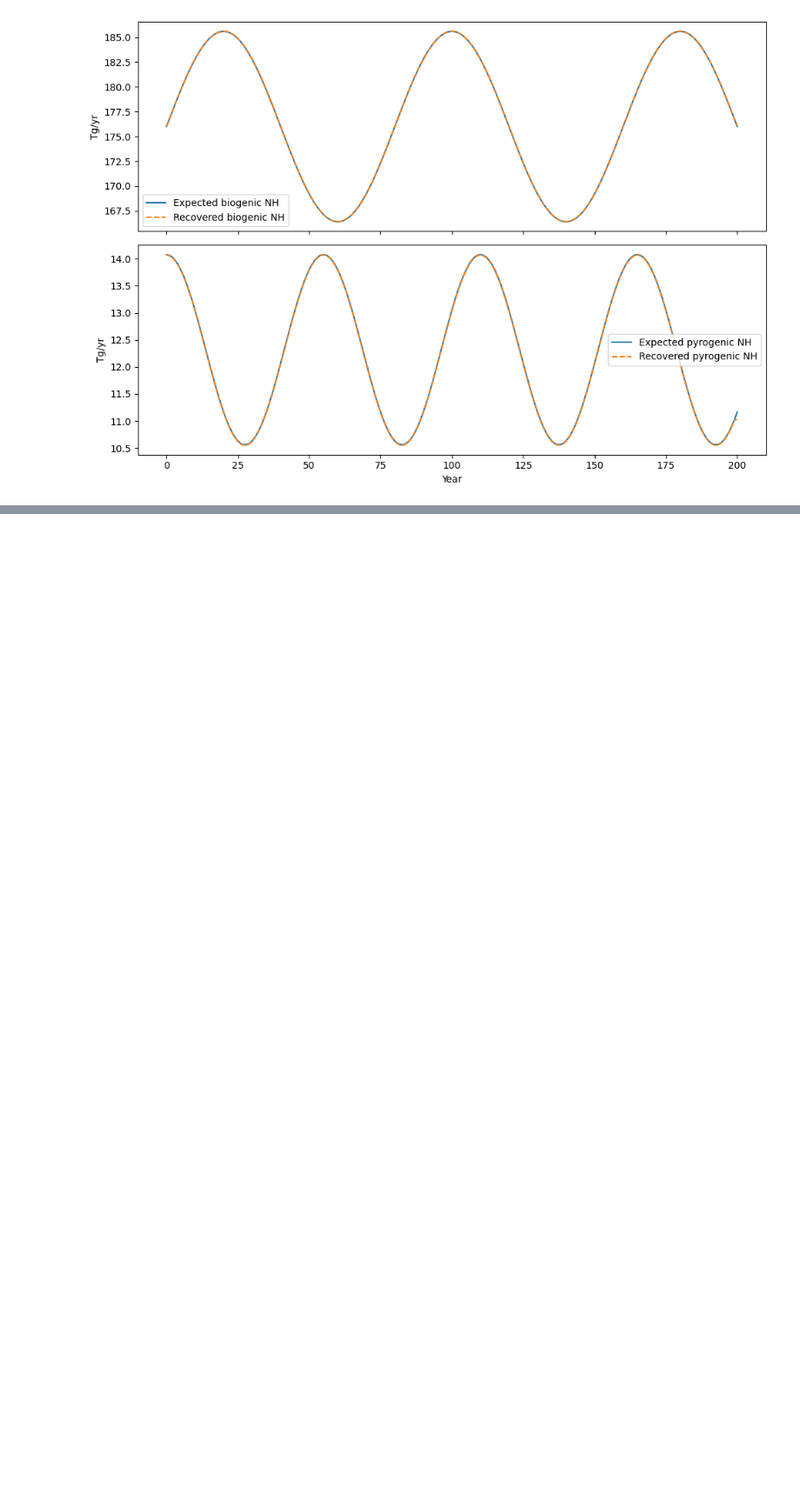
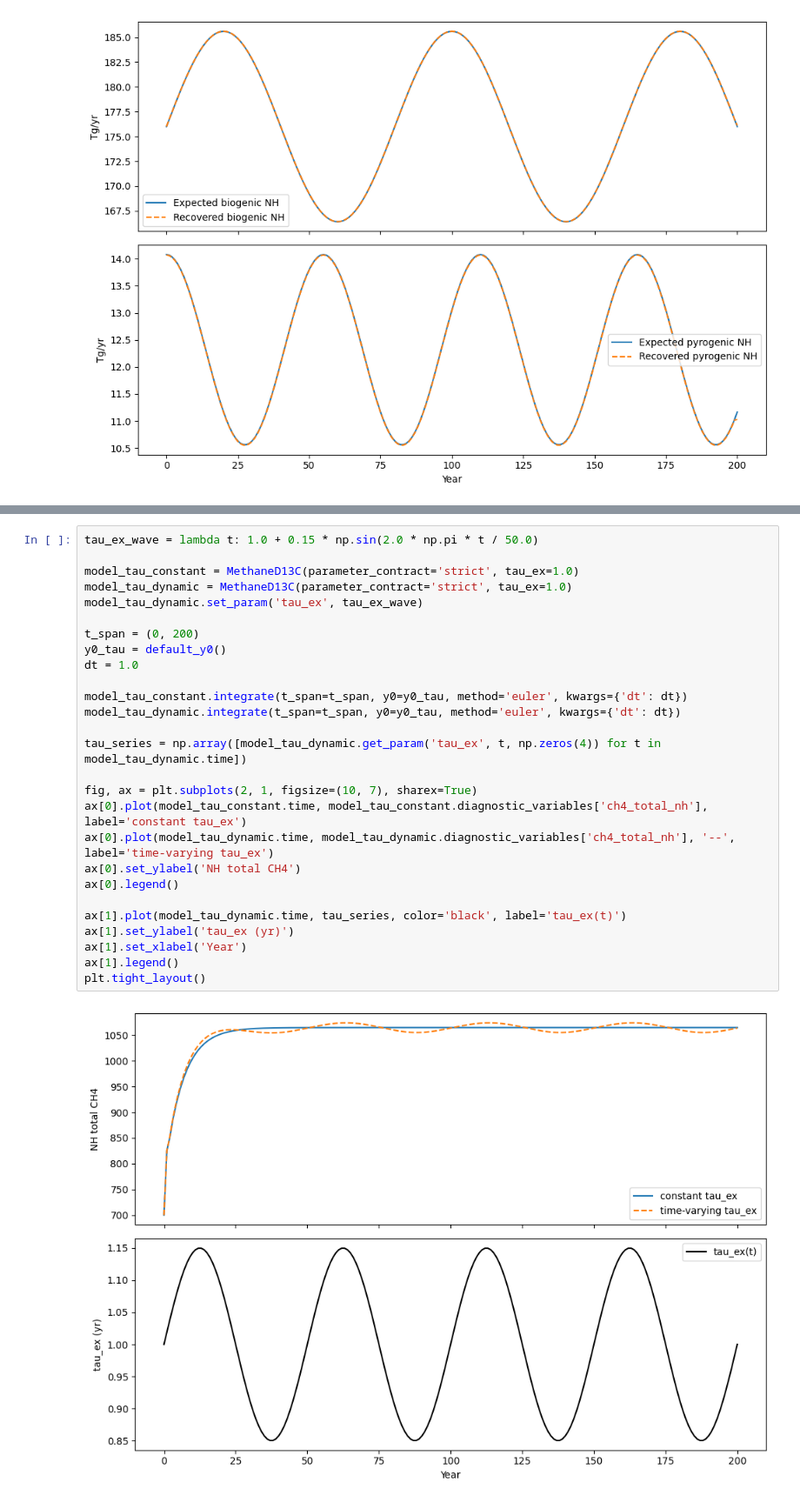
Before and after one commit to LinkedEarth/PaleoBeasts, a Jupyter notebook: notebooks/methane_d13c_demo.ipynb, the cells around one changed output, grey strips where cells are left out. Shown at 87% size. Drawn from its saved outputs; the diff is of its cells as text; blank space fills up the shorter version.

```diff
--- a/notebooks/methane_d13c_demo.ipynb
+++ b/notebooks/methane_d13c_demo.ipynb
@@ -137,0 +167,29 @@ plt.tight_layout()
+# %%
+tau_ex_wave = lambda t: 1.0 + 0.15 * np.sin(2.0 * np.pi * t / 50.0)
+
+model_tau_constant = MethaneD13C(parameter_contract='strict', tau_ex=1.0)
+model_tau_dynamic = MethaneD13C(parameter_contract='strict', tau_ex=1.0)
+model_tau_dynamic.set_param('tau_ex', tau_ex_wave)
+
+t_span = (0, 200)
+y0_tau = default_y0()
+dt = 1.0
+
+model_tau_constant.integrate(t_span=t_span, y0=y0_tau, method='euler', kwargs={'dt': dt})
+model_tau_dynamic.integrate(t_span=t_span, y0=y0_tau, method='euler', kwargs={'dt': dt})
+
+tau_series = np.array([model_tau_dynamic.get_param('tau_ex', t, np.zeros(4)) for t in model_tau_dynamic.time])
+
+fig, ax = plt.subplots(2, 1, figsize=(10, 7), sharex=True)
+ax[0].plot(model_tau_constant.time, model_tau_constant.diagnostic_variables['ch4_total_nh'], label='constant tau_ex')
+ax[0].plot(model_tau_dynamic.time, model_tau_dynamic.diagnostic_variables['ch4_total_nh'], '--', label='time-varying tau_ex')
+ax[0].set_ylabel('NH total CH4')
+ax[0].legend()
+
+ax[1].plot(model_tau_dynamic.time, tau_series, color='black', label='tau_ex(t)')
+ax[1].set_ylabel('tau_ex (yr)')
+ax[1].set_xlabel('Year')
+ax[1].legend()
+plt.tight_layout()
+# %% [output]
+[figure, added]
```
Also changed, not shown: parts of 12 cells of this notebook, 35 other files.
